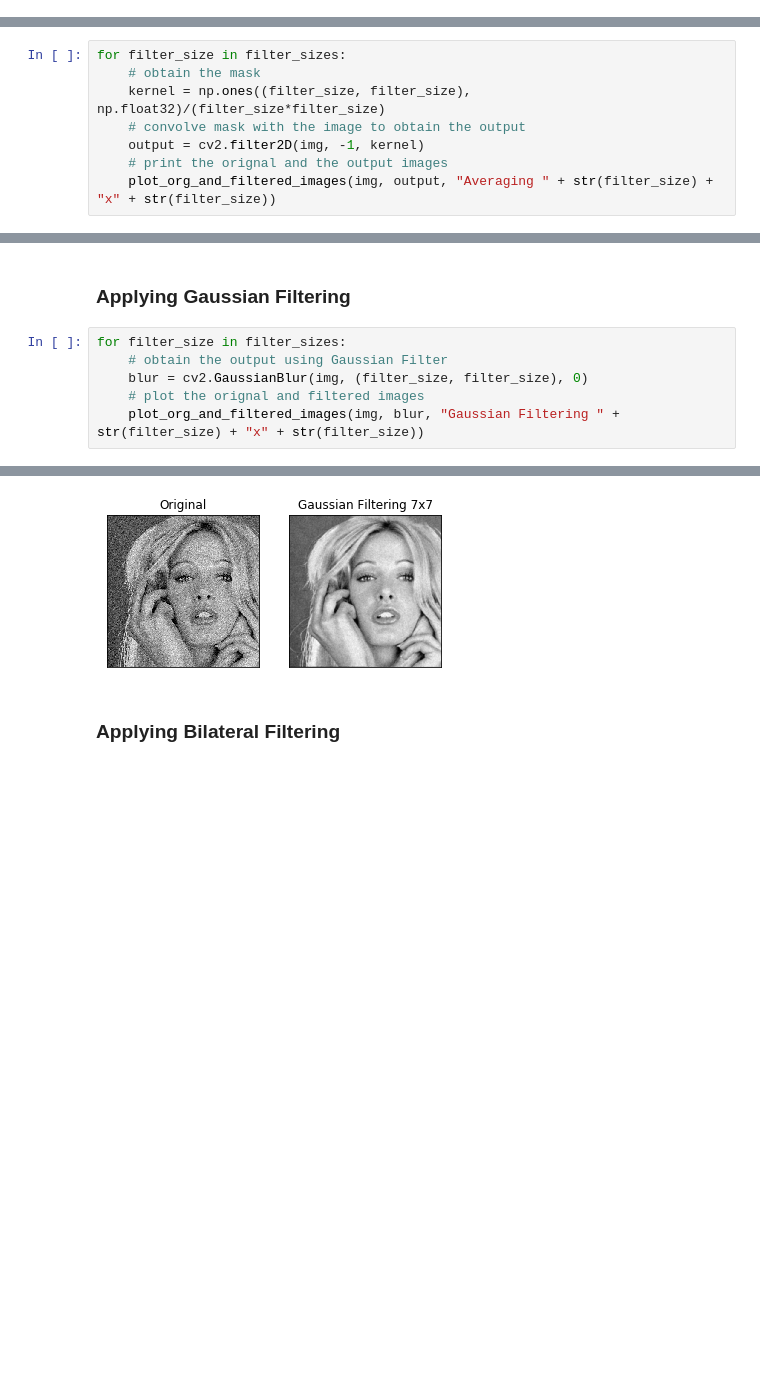
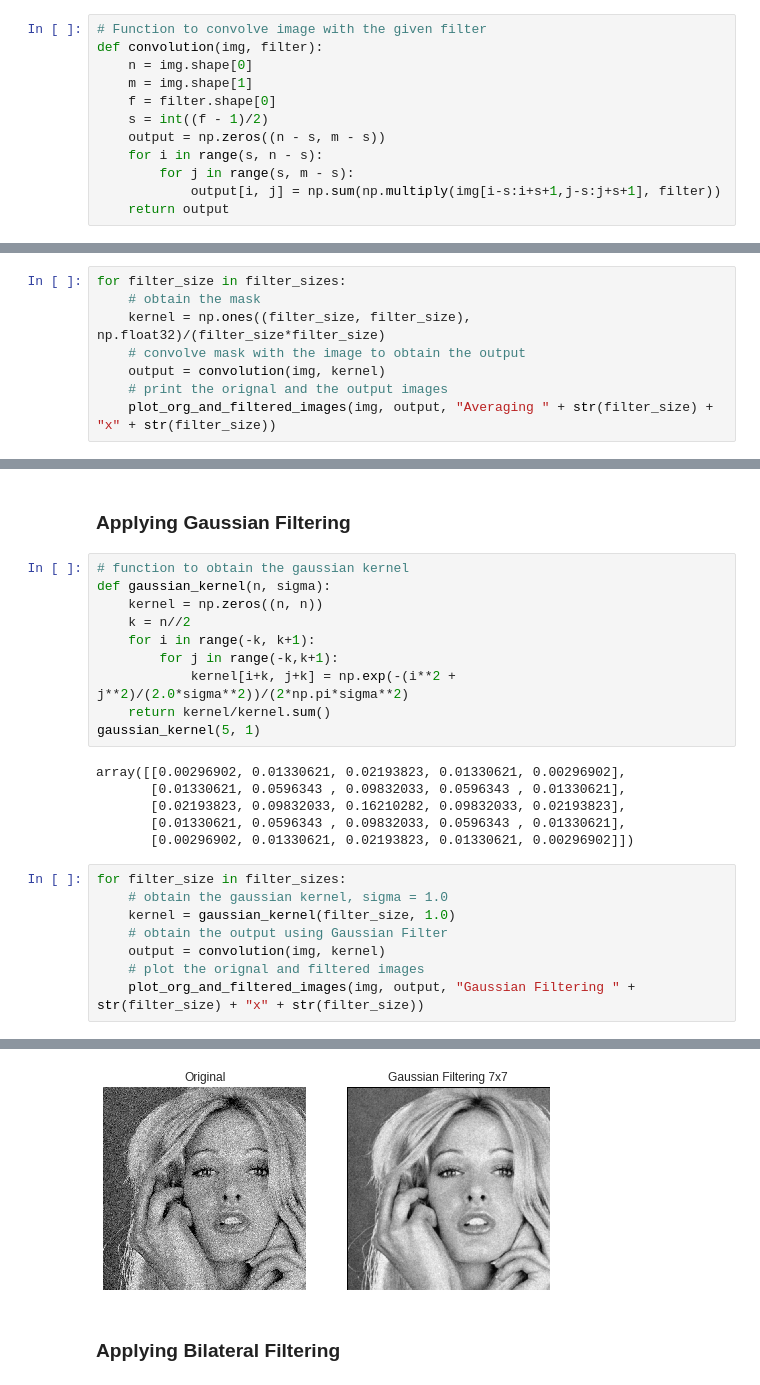
Before and after one commit to sahilbansal17/Computer-Vision-Lab, a Jupyter notebook: 1-Spatial Filtering/Assignment 1.ipynb, the cells around one changed output, grey strips where cells are left out. Cells and saved outputs as stored; diff of their text form; blank space fills up the shorter version.

Commit message:
Complete Self written functions for filters

```diff
--- a/1-Spatial Filtering/Assignment 1.ipynb
+++ b/1-Spatial Filtering/Assignment 1.ipynb
@@ -19,3 +19,15 @@ filter_sizes = [3, 5, 7] # filter_sizes are : 3x3, 5x5, 7x7
+# %%
+# Function to convolve image with the given filter
+def convolution(img, filter):
+    n = img.shape[0]
+    m = img.shape[1]
+    f = filter.shape[0]
+    s = int((f - 1)/2)
+    output = np.zeros((n - s, m - s))
+    for i in range(s, n - s):
+        for j in range(s, m - s):
+            output[i, j] = np.sum(np.multiply(img[i-s:i+s+1,j-s:j+s+1], filter))
+    return output
 # %% [markdown]
 ### Applying Low-Pass Filtering (Averaging)
 # %%
@@ -23,7 +35,7 @@ for filter_size in filter_sizes:
     # obtain the mask
     kernel = np.ones((filter_size, filter_size), np.float32)/(filter_size*filter_size)
     # convolve mask with the image to obtain the output
-    output = cv2.filter2D(img, -1, kernel)
+    output = convolution(img, kernel)
     # print the orignal and the output images
     plot_org_and_filtered_images(img, output, "Averaging " + str(filter_size) + "x" + str(filter_size))
 # %% [output]
@@ -33,9 +45,27 @@ for filter_size in filter_sizes:
 # %% [markdown]
 ### Applying Gaussian Filtering
+# %%
+# function to obtain the gaussian kernel
+def gaussian_kernel(n, sigma):
+    kernel = np.zeros((n, n))
+    k = n//2
+    for i in range(-k, k+1):
+        for j in range(-k,k+1):
+            kernel[i+k, j+k] = np.exp(-(i**2 + j**2)/(2.0*sigma**2))/(2*np.pi*sigma**2)
+    return kernel/kernel.sum()
+gaussian_kernel(5, 1)
+# %% [output]
+array([[0.00296902, 0.01330621, 0.02193823, 0.01330621, 0.00296902],
+       [0.01330621, 0.0596343 , 0.09832033, 0.0596343 , 0.01330621],
+       [0.02193823, 0.09832033, 0.16210282, 0.09832033, 0.02193823],
+       [0.01330621, 0.0596343 , 0.09832033, 0.0596343 , 0.01330621],
+       [0.00296902, 0.01330621, 0.02193823, 0.01330621, 0.00296902]])
 # %%
 for filter_size in filter_sizes:
+    # obtain the gaussian kernel, sigma = 1.0
+    kernel = gaussian_kernel(filter_size, 1.0)
     # obtain the output using Gaussian Filter
-    blur = cv2.GaussianBlur(img, (filter_size, filter_size), 0)
+    output = convolution(img, kernel)
     # plot the orignal and filtered images
-    plot_org_and_filtered_images(img, blur, "Gaussian Filtering " + str(filter_size) + "x" + str(filter_size))
+    plot_org_and_filtered_images(img, output, "Gaussian Filtering " + str(filter_size) + "x" + str(filter_size))
 # %% [output]
@@ -44,3 +74,3 @@ for filter_size in filter_sizes:
-[figure, old version]
+[figure, new version]
 # %% [markdown]
 ### Applying Bilateral Filtering
```
Also changed, not shown: parts of 11 cells of this notebook.
